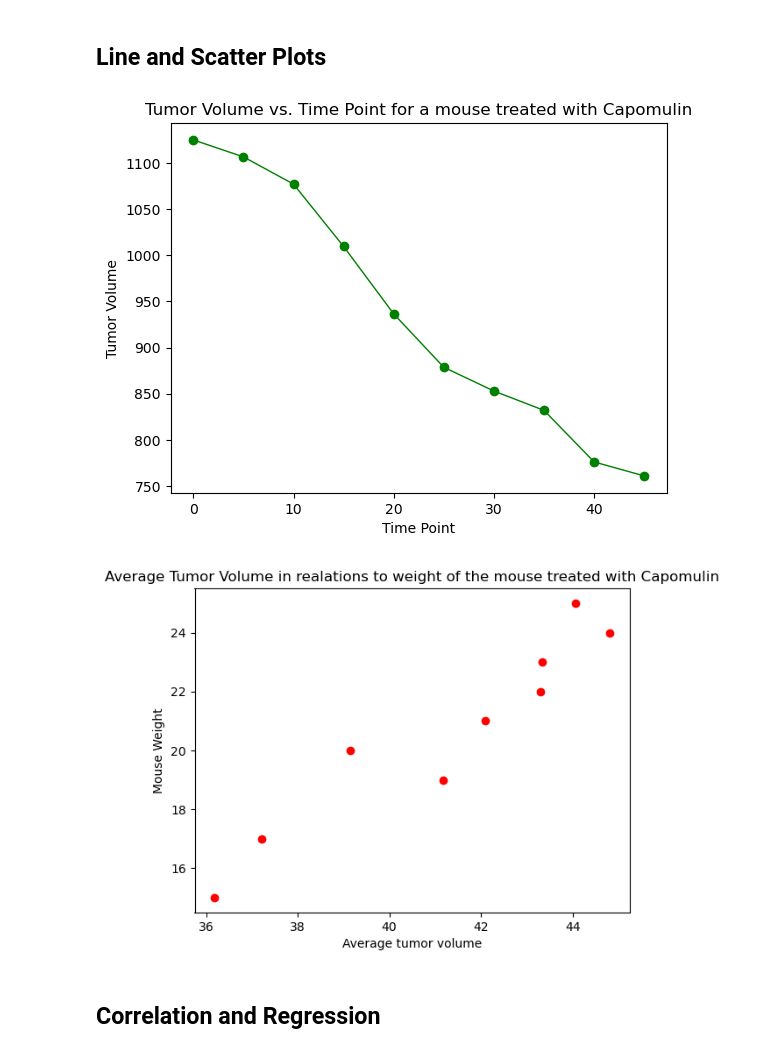
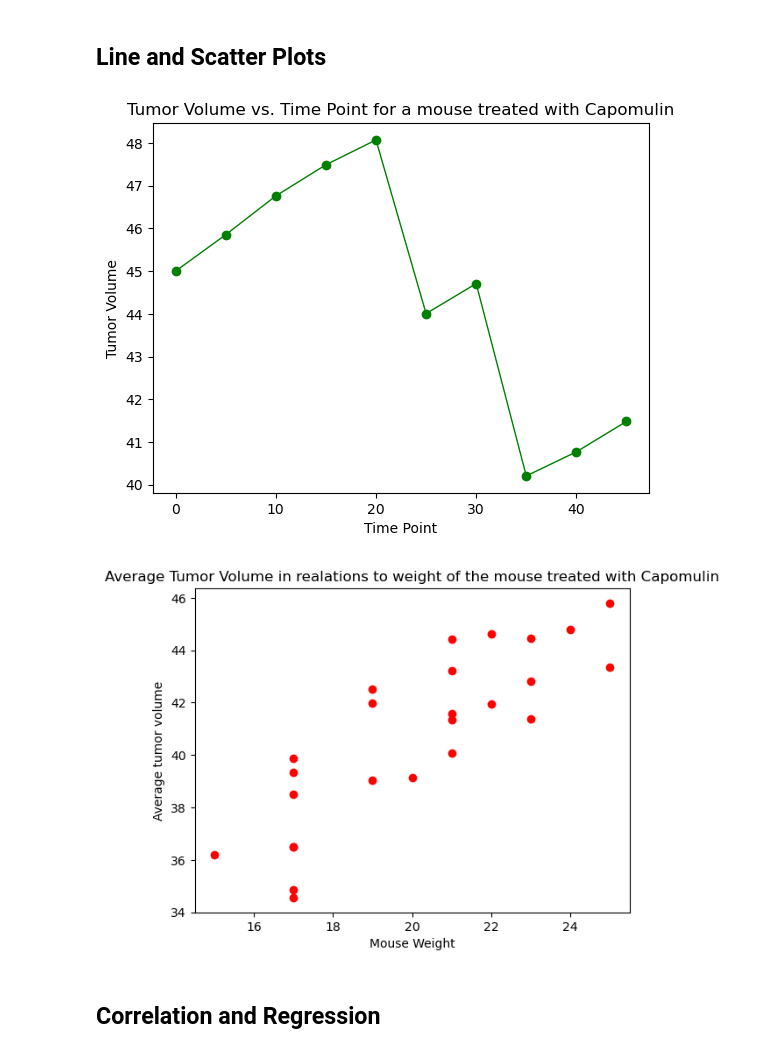
Before and after one commit to Smuthu03/Matplotlib_challenge, a Jupyter notebook: Matplotlib_challenge/Pymaceuticals/pymaceuticals_starter.ipynb, the cells around one changed output. Cells and saved outputs as stored; diff of their text form; code cells hidden in the pictures.

```diff
--- a/Matplotlib_challenge/Pymaceuticals/pymaceuticals_starter.ipynb
+++ b/Matplotlib_challenge/Pymaceuticals/pymaceuticals_starter.ipynb
@@ -486,48 +479,53 @@ plt.show()
 ## Line and Scatter Plots
 # %%
 # Generate a line plot of tumor volume vs. time point for a mouse treated with Capomulin
-tum_vol_timept = clean_cancer_study.loc[clean_cancer_study['Drug Regimen'].isin(['Capomulin'])]
-tum_vol_timept
-
-
-line_plot_df = tum_vol_timept.groupby(["Drug Regimen","Timepoint"]).sum()['Tumor Volume (mm3)']
-line_plot_df = line_plot_df.reset_index(drop=False)
+line_plot_df = clean_fnl_summ.loc[(clean_fnl_summ['Mouse ID'] == "l509")]
 line_plot_df
 
 line_plot_df =line_plot_df[["Timepoint",'Tumor Volume (mm3)' ]]
 line_plot_df
 
-y_axis = x_axis = line_plot_df['Tumor Volume (mm3)']
+y_axis = line_plot_df['Tumor Volume (mm3)']
 x_axis = line_plot_df['Timepoint']
 
 plt.plot(x_axis, y_axis, linewidth=1, marker="o", color="g")
 plt.title('Tumor Volume vs. Time Point for a mouse treated with Capomulin')
 plt.ylabel( "Tumor Volume")
 plt.xlabel("Time Point")
 
 plt.show()
 # %% [output]
-[figure, old version]
+[figure, new version]
 # %%
 # Generate a scatter plot of average tumor volume vs. mouse weight for the Capomulin regimen
 
-
-scatter_plot_df = tum_vol_timept.groupby(["Weight (g)"]).mean()['Tumor Volume (mm3)']
+scatter_plot_df = clean_fnl_summ.loc[(clean_fnl_summ['Drug Regimen'] == "Capomulin")]
 scatter_plot_df = scatter_plot_df.reset_index(drop=False)
 scatter_plot_df
 
-x_axis_val = scatter_plot_df['Tumor Volume (mm3)']
-y_axis_val = scatter_plot_df['Weight (g)']
+scatt_plot_df = scatter_plot_df.groupby(["Mouse ID"]).mean()["Tumor Volume (mm3)"]
+scatt_plot_df = scatt_plot_df.reset_index()
+scatt_plot_df
+
+y_axis_val = scatt_plot_df["Tumor Volume (mm3)"]
+y_axis_val
+
+scatt_plot_wt = scatter_plot_df.groupby(["Mouse ID"]).mean()["Weight (g)"]
+scatt_plot_wt = scatt_plot_wt.reset_index()
+scatt_plot_wt
+
+x_axis_val = scatt_plot_wt["Weight (g)"]
+x_axis_val
 
 plt.scatter(x_axis_val,y_axis_val, color="red")
 
 plt.title('Average Tumor Volume in realations to weight of the mouse treated with Capomulin')
-plt.xlabel('Average tumor volume')
-plt.ylabel('Mouse Weight')
+plt.ylabel('Average tumor volume')
+plt.xlabel('Mouse Weight')
 
 plt.show()
 # %% [output]
-[figure, old version]
+[figure, new version]
 # %% [markdown]
 ## Correlation and Regression
 # %%
```
Also changed, not shown: parts of 4 cells of this notebook.
